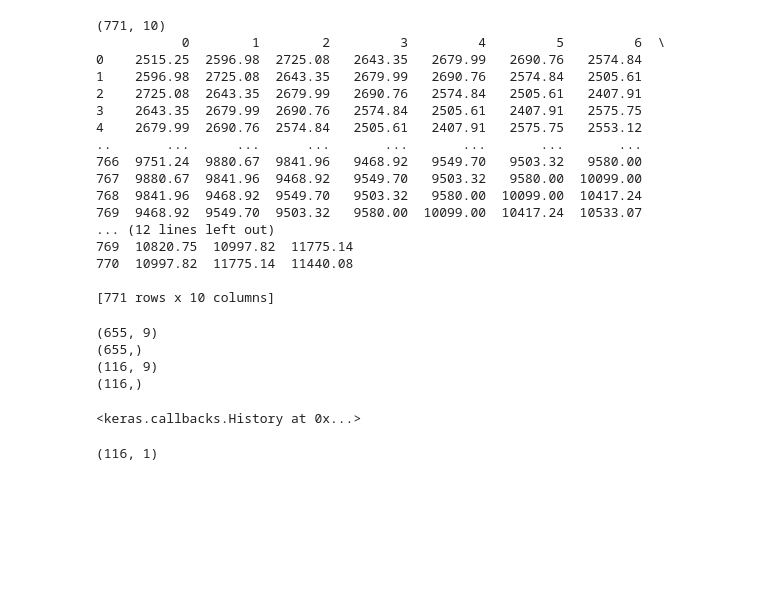
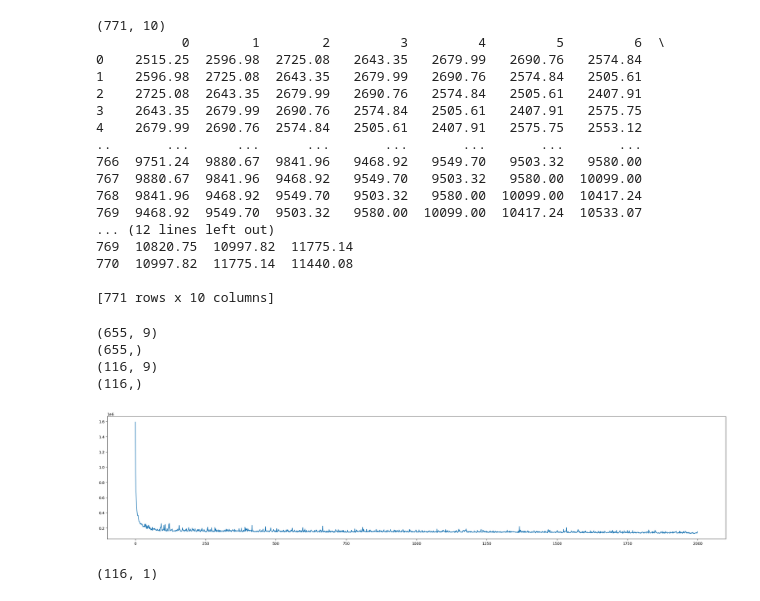
Before and after one commit to abhinav-exp/Forecasting-CryptoCurrency-Prices, a Jupyter notebook: MLP.ipynb, the cells around one changed output. Drawn from its saved outputs; the diff is of its cells as text; code cells hidden in the pictures; blank space fills up the shorter version.

```diff
--- a/MLP.ipynb
+++ b/MLP.ipynb
@@ -59,9 +59,13 @@ model = Sequential()
 model.add(Dense(100, activation='relu', input_dim=9))
 model.add(Dense(1))
 model.compile(optimizer='adam', loss='mse')
-model.fit(train_x, train_y, epochs=2000, verbose=0)
+history = model.fit(train_x, train_y, epochs=2000, verbose=0)
-# %% [output]
-<keras.callbacks.History at 0x...>
+# %%
+plt.figure(figsize=(30, 6))
+plt.plot(history.history['loss'])
+plt.show()
+# %% [output]
+[figure, added]
 # %%
 yhat = model.predict(test_x, verbose=0)
 print(yhat.shape)
```
Also changed, not shown: parts of 2 cells of this notebook.
